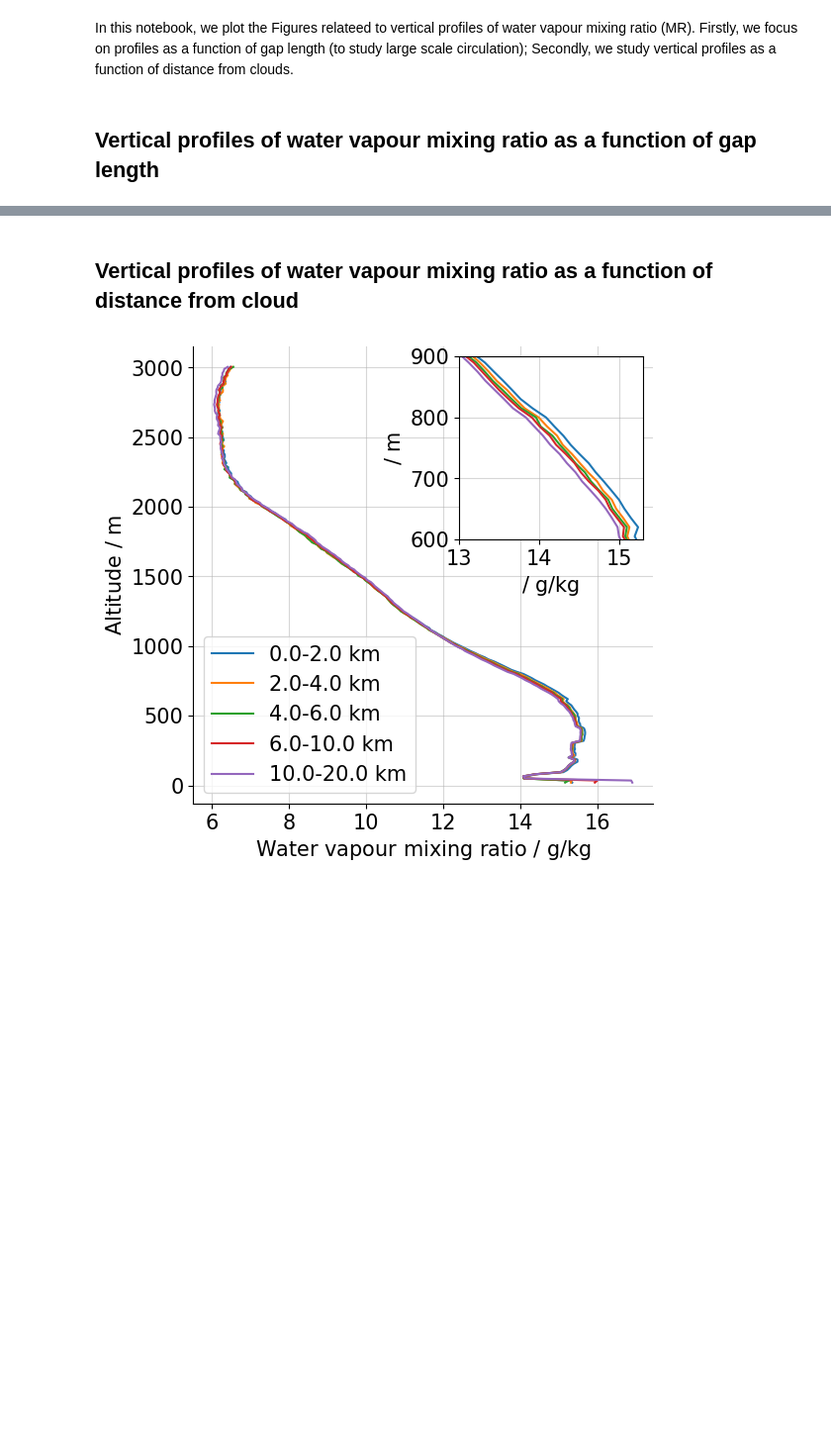
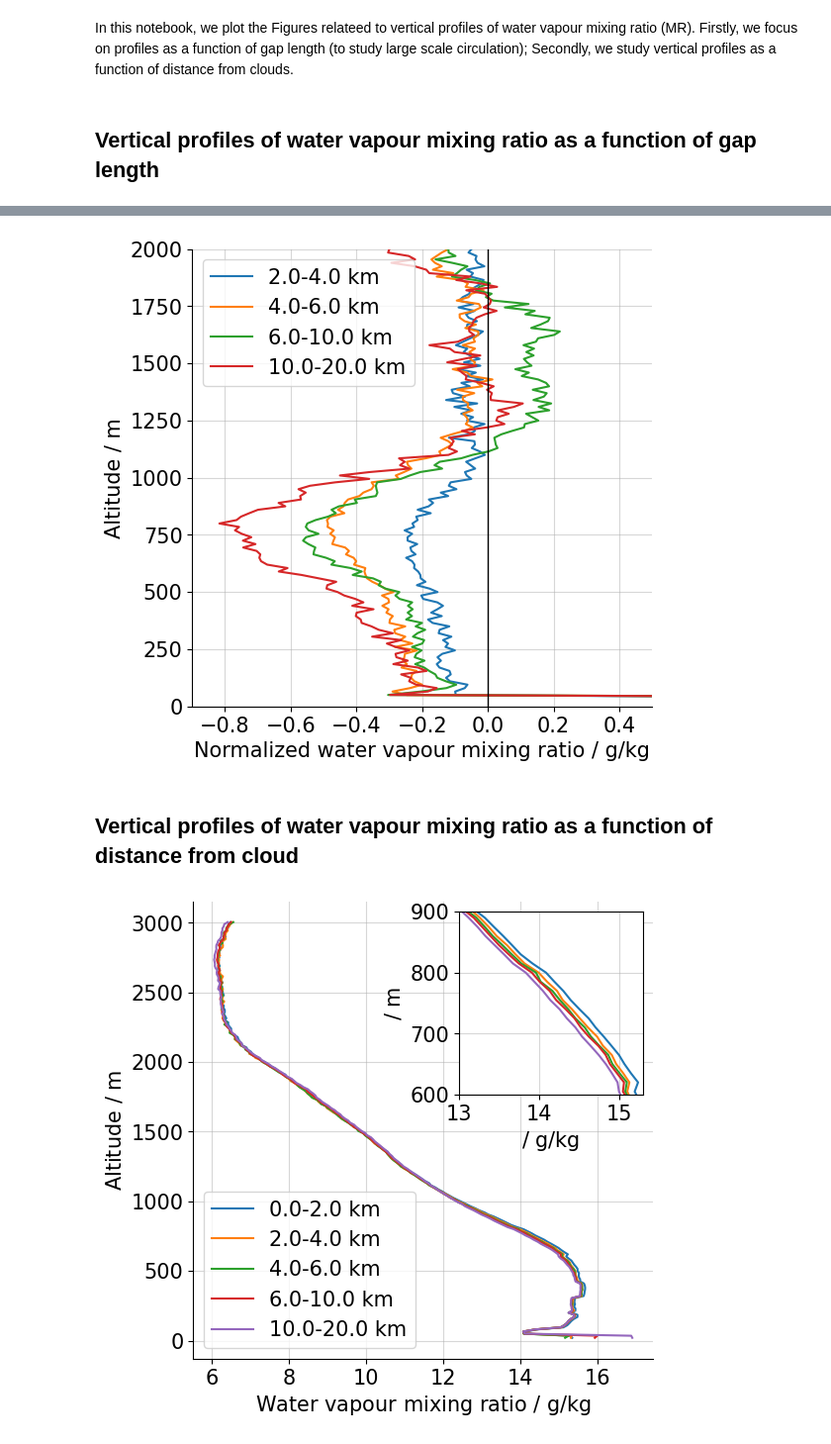
Before and after one commit to mariusrixen/Humidity_haloes, a Jupyter notebook: plotting_functions/vertical_profiles.ipynb, the cells around one changed output, grey strips where cells are left out. Shown at 99% size. Drawn from its saved outputs; the diff is of its cells as text; code cells hidden in the pictures; blank space fills up the shorter version.

```diff
--- a/plotting_functions/vertical_profiles.ipynb
+++ b/plotting_functions/vertical_profiles.ipynb
@@ -130,3 +132,62 @@ plt.show()
+# %%
+def plot_mean_vertical_profiles_gap_difference(combined_gaps, distance_bins, windspeed_avg):
+    # Plotting setup
+    fig, ax = plt.subplots(figsize=(6, 6))
+
+    # Convert the first distance bin to time indices and get the mean profile for normalization
+    first_lower_bound, first_upper_bound = distance_bins[0]
+    first_lower_time_index = first_lower_bound / windspeed_avg.item() / 4
+    first_upper_time_index = first_upper_bound / windspeed_avg.item() / 4
+    first_bin_gaps = combined_gaps.where(
+        (combined_gaps.gap_length >= first_lower_time_index) &
+        (combined_gaps.gap_length < first_upper_time_index), drop=True)
+    first_bin_mean = first_bin_gaps.mean(dim='gaps')
+
+    for distance_bin in distance_bins[1:]:  # Start from the second bin
+        # Extract the lower and upper bounds of the distance bin
+        lower_bound, upper_bound = distance_bin
+
+        # Convert distance bins to time indices
+        lower_time_index = lower_bound / windspeed_avg.item() / 4
+        upper_time_index = upper_bound / windspeed_avg.item() / 4
+
+        # Filter gaps based on gap_length within the distance bin
+        gaps_in_bin = combined_gaps.where(
+            (combined_gaps.gap_length >= lower_time_index) &
+            (combined_gaps.gap_length < upper_time_index), drop=True)
+
+        # Compute the mean vertical profile for the filtered gaps
+        gaps_mean = gaps_in_bin.mean(dim='gaps')
+
+        # Normalize by subtracting the first bin's mean profile
+        normalized_profile = gaps_mean - first_bin_mean
+
+        # Plotting
+        label = f'{lower_bound/1000}-{upper_bound/1000} km'
+        ax.plot(normalized_profile, normalized_profile.alt, label=label)
+
+    ax.set_xlabel('water vapour mixing ratio / g/kg')
+    ax.set_ylabel('Altitude / m')
+    plt.axvline(x=0, color ='k', linewidth = 1)
+    ax.legend(loc='upper left')
+    ax.spines.right.set_visible(False)
+    ax.spines.top.set_visible(False)
+    ax.grid(alpha=0.5)
+    ax.set_xlim(-0.9, 0.5)
+    ax.set_ylim(0,2000)
+
+    plt.savefig('./../Figures/vertical_profile/vert_profile_gap_transition_difference.png', bbox_inches='tight')
+    return fig, ax
+
+# Define the distance bins in meters
+distance_bins = [(0, 2000), (2000, 4000), (4000, 6000), (6000, 10000), (10000, 20000)]
+
+# Assuming combined_gaps is the result from the mr_profile_gaps function
+fig, ax = plot_mean_vertical_profiles_gap_difference(combined_gaps, distance_bins, windspeed_avg)
+
+plt.show()
+# %% [output]
+[figure, added]
 # %% [markdown]
 ## Vertical profiles of water vapour mixing ratio as a function of distance from cloud
 # %%
```
Also changed, not shown: parts of 2 cells of this notebook, 13 other files.
